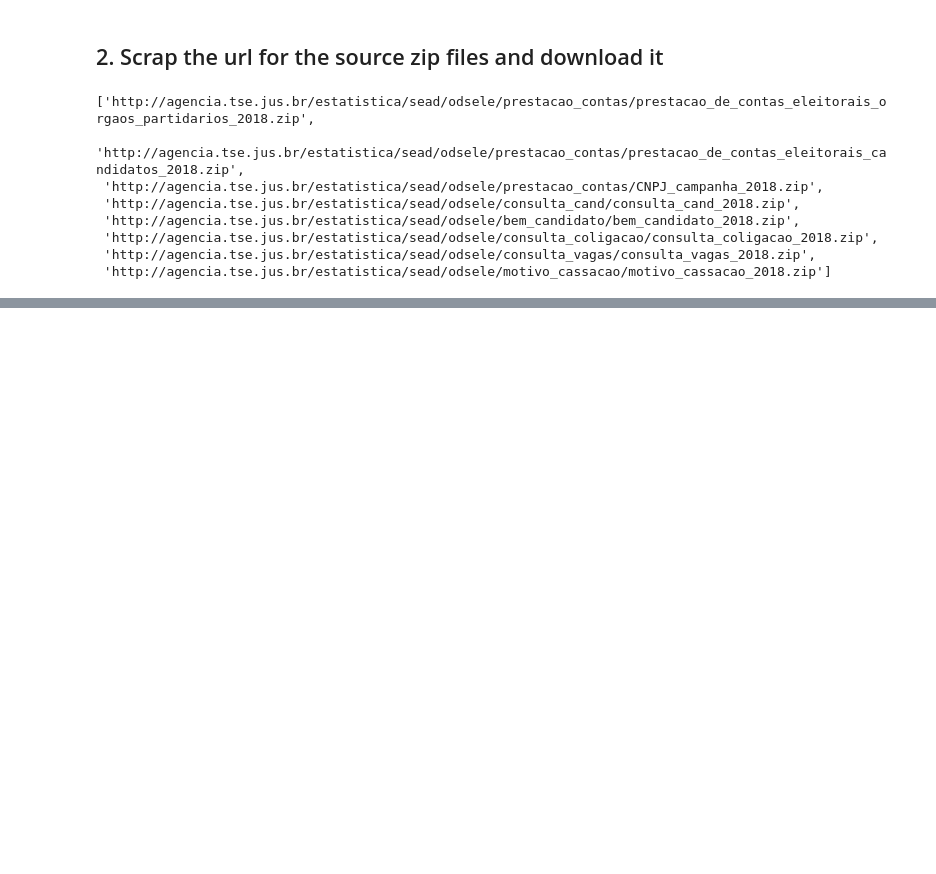
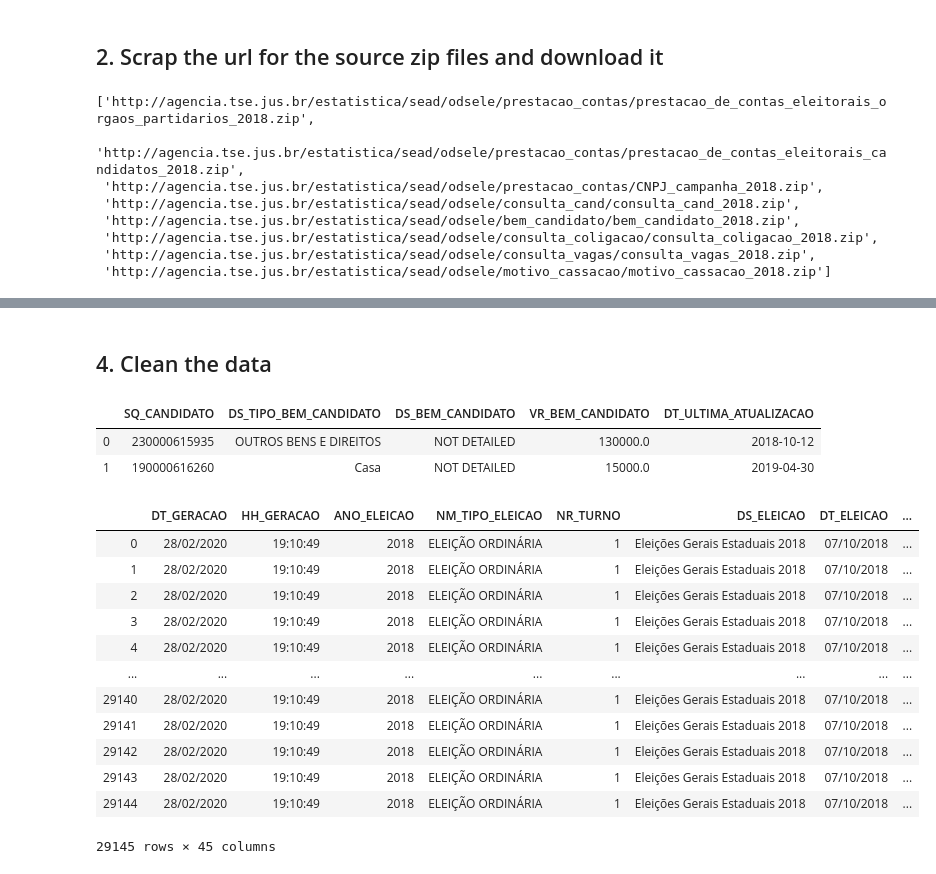
Before and after one commit to gguillaux/brazil_elections_2018, a Jupyter notebook: ETL.ipynb, the cells around one changed output, grey strips where cells are left out. Saved outputs shown, nothing was run; the diff lists cells and outputs as text; code cells hidden in the pictures; blank space fills up the shorter version.

```diff
--- a/ETL.ipynb
+++ b/ETL.ipynb
@@ -48,0 +66,3 @@ for url in cand_urls:                            # start downloading each zip fi
+# %%
+a, b, c, d, e, f = [os.path.join(zip_folder, j) for j in os.listdir(zip_folder)]
+dfa, dfb, dfc, dfd, dfe, dff = [pd.read_csv(j, sep=';', encoding='Latin1', decimal=',') for j in [a, b, c, d, e, f]]
@@ -48,0 +110,41 @@ for url in cand_urls:                            # start downloading each zip fi
+# %% [markdown]
+## 4. Clean the data
+# %%
+# CLEAN ASSETS DATA
+
+assets_columns = ['SQ_CANDIDATO',            # PRIMARY KEY to track candidate id
+                  'DS_TIPO_BEM_CANDIDATO',   # type of asset
+                  'DS_BEM_CANDIDATO',        # details of the asset
+                  'VR_BEM_CANDIDATO',        # asset net value
+                  'DT_ULTIMA_ATUALIZACAO']   # when this asset was informed
+
+# filter columns
+assets                     = dfa[assets_columns]
+
+# clean null values on asset description / details
+assets.loc[ : ,'DS_BEM_CANDIDATO'] = assets.loc[ : ,'DS_BEM_CANDIDATO'].map({'#NULO#': 'NOT DETAILED'}).fillna('NOT DETAILED')
+
+# format BRZ date format to pandas datetime
+assets.loc[ : ,'DT_ULTIMA_ATUALIZACAO'] = pd.to_datetime(assets.loc[ : ,'DT_ULTIMA_ATUALIZACAO'], format='%d/%m/%Y')
+
+assets.head(2)
+# %% [output]
+|  | SQ_CANDIDATO | DS_TIPO_BEM_CANDIDATO | DS_BEM_CANDIDATO | VR_BEM_CANDIDATO | DT_ULTIMA_ATUALIZACAO |
+| 0 | 230000615935 | OUTROS BENS E DIREITOS | NOT DETAILED | 130000.0 | 2018-10-12 |
+| 1 | 190000616260 | Casa | NOT DETAILED | 15000.0 | 2019-04-30 |
+# %%
+dfb[[i for i in dfb.columns if 'CD_' not in i]]
+# %% [output]
+|  | DT_GERACAO | HH_GERACAO | ANO_ELEICAO | NM_TIPO_ELEICAO | NR_TURNO | DS_ELEICAO | DT_ELEICAO | ... |
+| 0 | 28/02/2020 | 19:10:49 | 2018 | ELEIÇÃO ORDINÁRIA | 1 | Eleições Gerais Estaduais 2018 | 07/10/2018 | ... |
+| 1 | 28/02/2020 | 19:10:49 | 2018 | ELEIÇÃO ORDINÁRIA | 1 | Eleições Gerais Estaduais 2018 | 07/10/2018 | ... |
+| 2 | 28/02/2020 | 19:10:49 | 2018 | ELEIÇÃO ORDINÁRIA | 1 | Eleições Gerais Estaduais 2018 | 07/10/2018 | ... |
+| 3 | 28/02/2020 | 19:10:49 | 2018 | ELEIÇÃO ORDINÁRIA | 1 | Eleições Gerais Estaduais 2018 | 07/10/2018 | ... |
+| 4 | 28/02/2020 | 19:10:49 | 2018 | ELEIÇÃO ORDINÁRIA | 1 | Eleições Gerais Estaduais 2018 | 07/10/2018 | ... |
+| ... | ... | ... | ... | ... | ... | ... | ... | ... |
+| 29140 | 28/02/2020 | 19:10:49 | 2018 | ELEIÇÃO ORDINÁRIA | 1 | Eleições Gerais Estaduais 2018 | 07/10/2018 | ... |
+| 29141 | 28/02/2020 | 19:10:49 | 2018 | ELEIÇÃO ORDINÁRIA | 1 | Eleições Gerais Estaduais 2018 | 07/10/2018 | ... |
+| 29142 | 28/02/2020 | 19:10:49 | 2018 | ELEIÇÃO ORDINÁRIA | 1 | Eleições Gerais Estaduais 2018 | 07/10/2018 | ... |
+| 29143 | 28/02/2020 | 19:10:49 | 2018 | ELEIÇÃO ORDINÁRIA | 1 | Eleições Gerais Estaduais 2018 | 07/10/2018 | ... |
+| 29144 | 28/02/2020 | 19:10:49 | 2018 | ELEIÇÃO ORDINÁRIA | 1 | Eleições Gerais Estaduais 2018 | 07/10/2018 | ... |
+29145 rows × 45 columns
```
Also changed, not shown: parts of 10 cells of this notebook, 1 other file.
